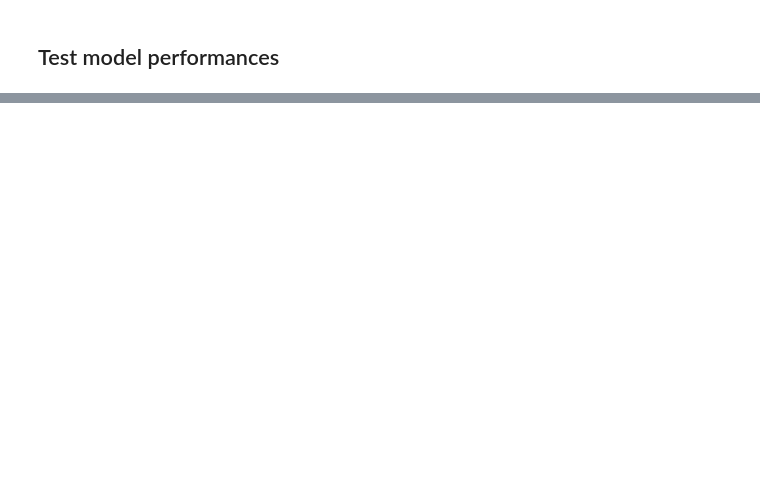
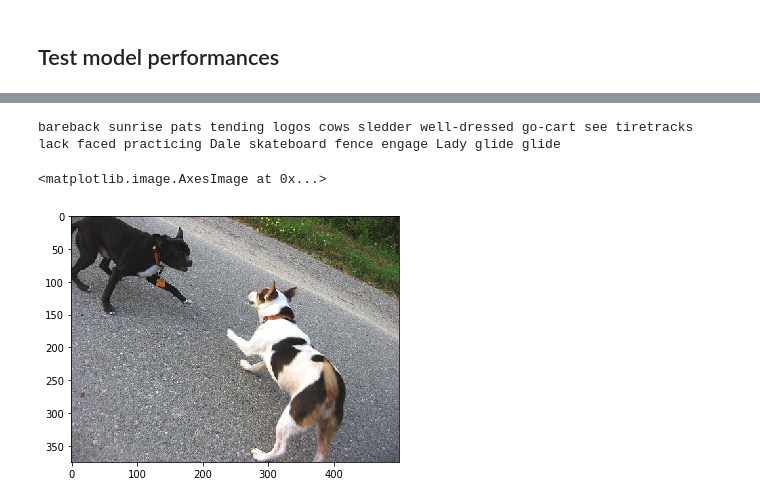
Before and after one commit to JohanChataigne/image-captioning, a Jupyter notebook: model_v1_random.ipynb, the cells around one changed output, grey strips where cells are left out. Cells and saved outputs as stored; diff of their text form; code cells hidden in the pictures; blank space fills up the shorter version.

```diff
--- a/model_v1_random.ipynb
+++ b/model_v1_random.ipynb
@@ -206,6 +238,10 @@ test_transforms = Compose([Rescale(256),
                       ToTensor(),
                       Normalize()])
 
+test_random_dataset_unformatted = RandomCaptionDataset('./flickr8k/images/test', test_annotations_file)
+train_random_dataset_unformatted = RandomCaptionDataset('./flickr8k/images/train', train_annotations_file)
+
+
 test_random_dataset = RandomCaptionDataset('./flickr8k/images/test', test_annotations_file, transform=test_transforms)
 
 test_random_loader = DataLoader(test_random_dataset, batch_size=batch_size)
@@ -281,0 +251,11 @@ situated rodent cheered window enclosure checker kite hind Green footprints autu
+# %%
+print(caption)
+# %% [output]
+bareback sunrise pats tending logos cows sledder well-dressed go-cart see tiretracks lack faced practicing Dale skateboard fence engage Lady glide glide
+# %%
+from skimage import io
+image = train_random_dataset_unformatted[5]['image']
+io.imshow(image)
+# %% [output]
+<matplotlib.image.AxesImage at 0x...>
+[figure, added]
```
Also changed, not shown: parts of 10 cells of this notebook, 3 other files.
